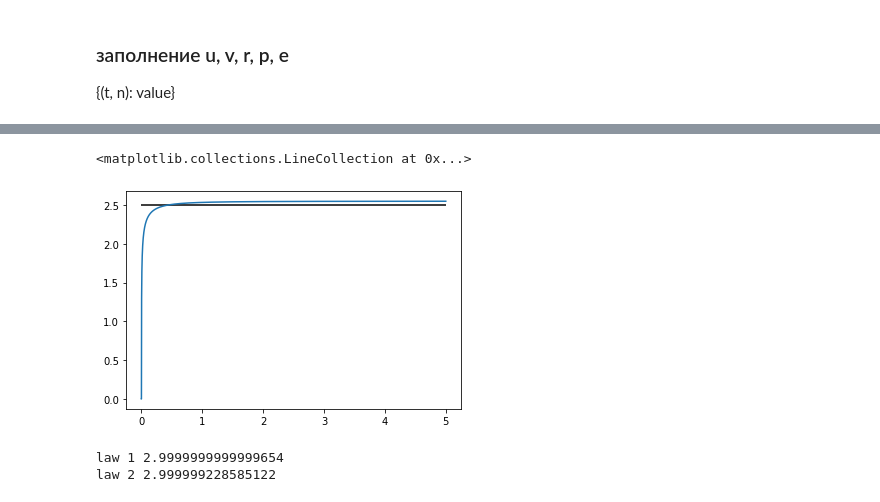
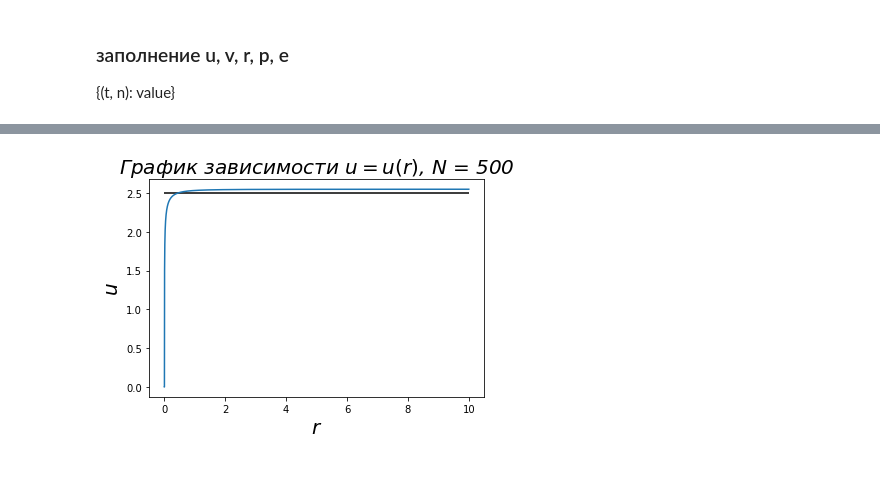
Before and after one commit to VZhikhareva/MIPT, a Jupyter notebook: ded/razryv_shara.ipynb, the cells around one changed output, grey strips where cells are left out. Cells and saved outputs as stored; diff of their text form; code cells hidden in the pictures; blank space fills up the shorter version.

```diff
--- a/ded/razryv_shara.ipynb
+++ b/ded/razryv_shara.ipynb
@@ -66,5 +66,5 @@ def calc_all(N, T):
     print("Finsih N: " + str(N) + ", time: " + str(T), ", T step: ", Nstep)
     return({'N': N, 'T': T, 'u' : u, 'v' : v, 'r' : r, 'p' : p, 'e' : e, 'Nstep' : Nstep})
 # %%
-rs1 = calc_all(500, 5)
-rs2 = calc_all(250, 5)
+rs1 = calc_all(500, 10)
+rs2 = calc_all(250, 10)
@@ -104,22 +142,29 @@ show_res(rs1, [int(tm / t_step) for tm in [.5, .75, 1, 1.5, 2]])
 # %%
 ### Limit u
 plt.plot([i * t_step for i in range(rs1['Nstep'])], [rs1['u'].get(i, rs1['N']) for i in range(rs1['Nstep'])])
 plt.hlines(y = 2.5, xmin = 0, xmax = rs1['Nstep'] * t_step)
+plt.title('График зависимости $ u = u(r) $, N = ' + str(rs1['N']), fontstyle = 'oblique', fontsize = 20)
+plt.xlabel('$r$', fontsize = 20)
+plt.ylabel('$u$',  fontsize = 20)
+plt.savefig('C:/111/Dropbox/VitaZhik/study/MIPT/MASTER/ded/task1/u_' + str(rs1['N']))
 # %% [output]
-<matplotlib.collections.LineCollection at 0x...>
-[figure, old version]
+[figure, new version]
 # %%
+## проверка выполнения законов сохранения, сравнение с теоретическим значением
 Nstep = rs1['Nstep']
 N = rs1['N']
 k = 0
-for i in range(N):
-    k = k + (rs1['r'].get(Nstep, i + 1) ** 3 - rs1['r'].get(Nstep, i) ** 3) / rs1['v'].get(Nstep, i + .5)
-print('law 1', k)
+law1 = []
+law2 = []
+for n in range(0, Nstep):
+    k = 0
+    for i in range(N):
+        k = k + (rs1['r'].get(Nstep, i + 1) ** 3 - rs1['r'].get(Nstep, i) ** 3) / rs1['v'].get(Nstep, i + .5)
+    law1.append(k)
+#     print('law 1', k)
 
-k = 0
-for i in range(N):
-    k = k + (rs1['e'].get(Nstep, i + .5) + .5 * rs1['u'].get(Nstep, i + 1) ** 2) * (rs1['r'].get(Nstep, i + 1) ** 3 - rs1['r'].get(Nstep, i) ** 3) / rs1['v'].get(Nstep, i + .5)
-print('law 2', k)
+    k = 0
+    for i in range(N):
+        k = k + (rs1['e'].get(Nstep, i + .5) + .5 * rs1['u'].get(Nstep, i + 1) ** 2) * (rs1['r'].get(Nstep, i + 1) ** 3 - rs1['r'].get(Nstep, i) ** 3) / rs1['v'].get(Nstep, i + .5)
+    law2.append(k)
+#     print('law 2', k)
-# %% [output]
-law 1 2.9999999999999654
-law 2 2.999999228585122
```
Also changed, not shown: parts of 13 cells of this notebook.
